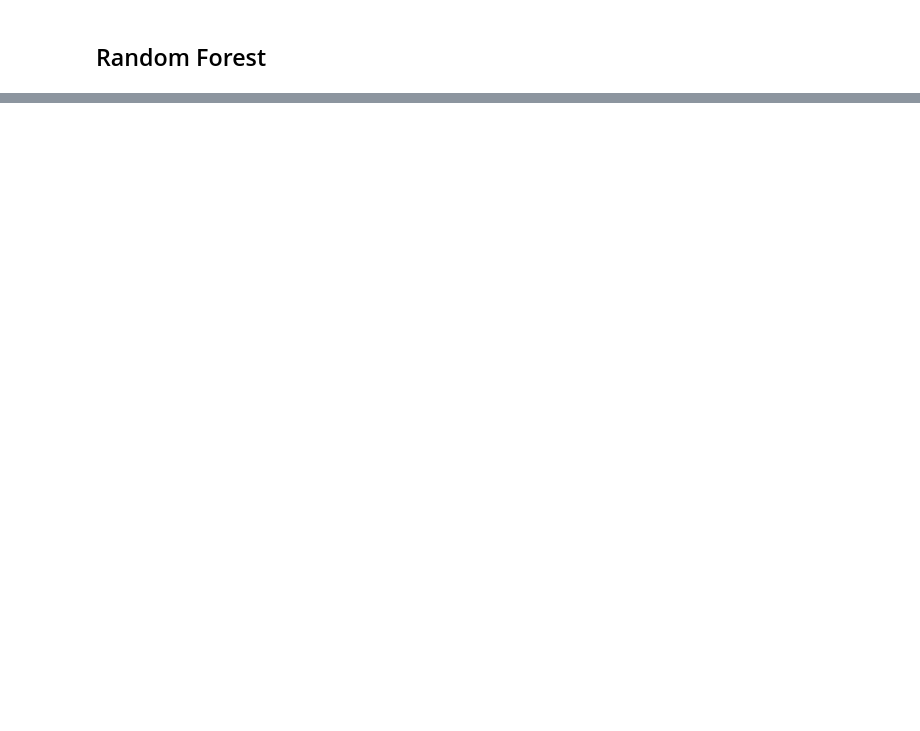
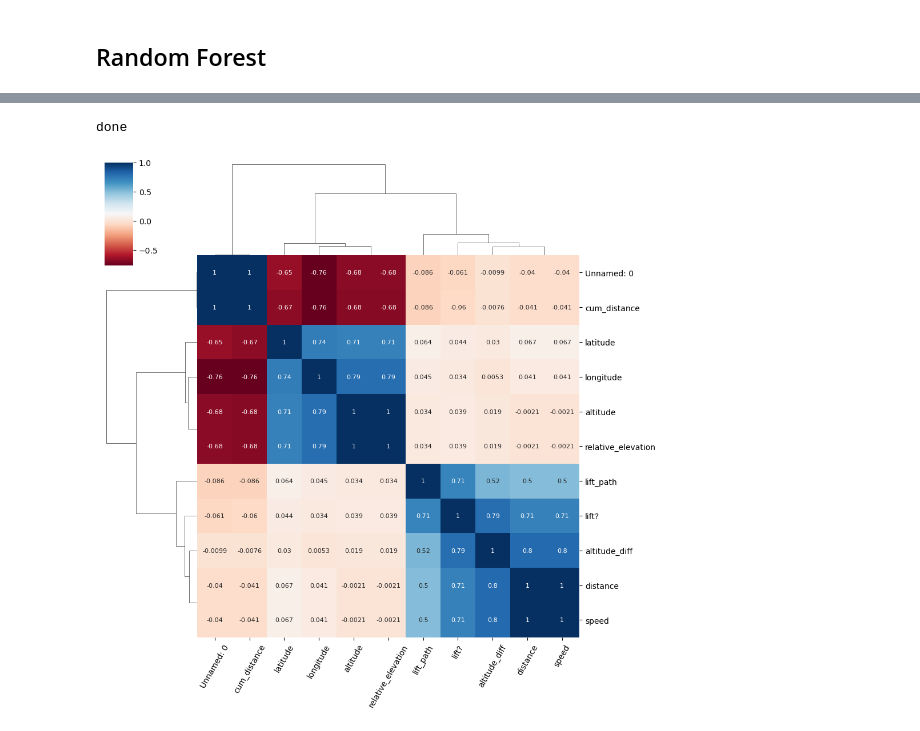
Before and after one commit to nimakarimi97/my-thesis-MSc, a Jupyter notebook: project/Implement_ML.ipynb, the cells around one changed output, grey strips where cells are left out. Saved outputs shown, nothing was run; the diff lists cells and outputs as text; code cells hidden in the pictures; blank space fills up the shorter version.

```diff
--- a/project/Implement_ML.ipynb
+++ b/project/Implement_ML.ipynb
@@ -242,0 +312,16 @@ Name: predicted_lift_usage_lr, dtype: float64
+# %%
+# * correlation plot
+import seaborn as sns
+import matplotlib.pyplot as plt
+data = pd.read_csv("./data/csv/lake-to-lake.csv")
+
+g = sns.clustermap(data.corr(),
+                   method="complete",
+                   cmap="RdBu",
+                   annot=True,
+                   annot_kws={"size": 8})
+plt.setp(g.ax_heatmap.get_xticklabels(), rotation=60)
+print("done")
+# %% [output]
+done
+[figure, added]
```
Also changed, not shown: parts of 26 cells of this notebook, 1 other file.
